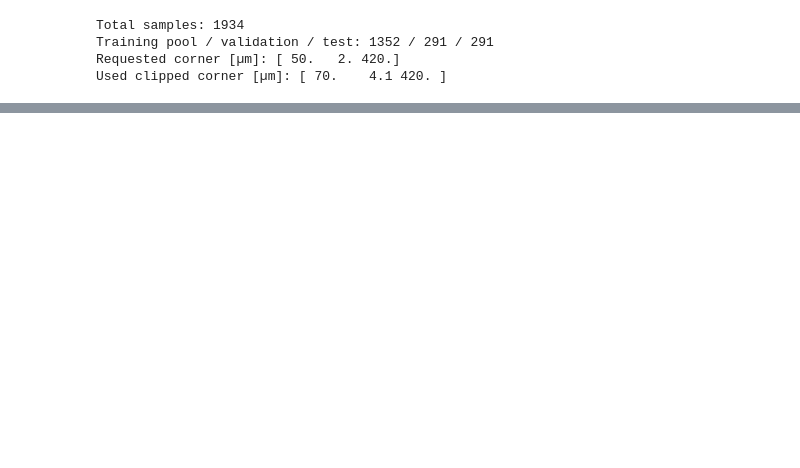
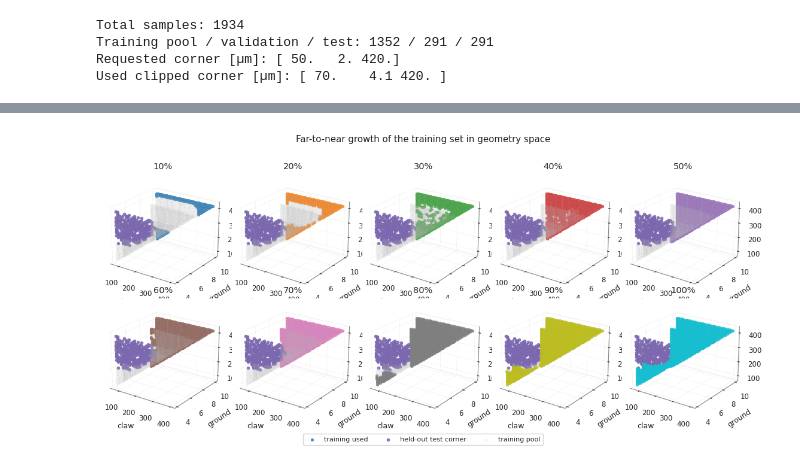
Before and after one commit to CosmiQuantum/ML_qubit_design, a Jupyter notebook: experiments/model_predict_qubit_TransmonCross_Hamiltonian_params/ml_34_corner_far_to_near_sweep_plots.ipynb, the cells around one changed output, grey strips where cells are left out. Cells and saved outputs as stored; diff of their text form; code cells hidden in the pictures; blank space fills up the shorter version.

```diff
--- a/experiments/model_predict_qubit_TransmonCross_Hamiltonian_params/ml_34_corner_far_to_near_sweep_plots.ipynb
+++ b/experiments/model_predict_qubit_TransmonCross_Hamiltonian_params/ml_34_corner_far_to_near_sweep_plots.ipynb
@@ -486,34 +515,36 @@ with plt.rc_context(paper_style):
     n_cols = 5 if len(FRACTIONS) > 8 else 4
     n_rows = int(np.ceil(len(FRACTIONS) / n_cols))
     fig = plt.figure(figsize=(11.0, 5.4 if n_rows <= 2 else 7.4))
 
     handles = None
     for panel_idx, fraction in enumerate(FRACTIONS, start=1):
         subset_idx = subset_for_fraction(fraction)
         ax = fig.add_subplot(n_rows, n_cols, panel_idx, projection="3d")
         train_pool_handle = ax.scatter(geom_raw_um[train_pool_idx, 0], geom_raw_um[train_pool_idx, 1], geom_raw_um[train_pool_idx, 2], s=4.5, c=GREY, alpha=0.10, depthshade=False, label="training pool")
-        train_handle = ax.scatter(geom_raw_um[subset_idx, 0], geom_raw_um[subset_idx, 1], geom_raw_um[subset_idx, 2], s=8, c=GREEN, alpha=0.72, depthshade=False, label="training used")
+        train_handle = ax.scatter(geom_raw_um[subset_idx, 0], geom_raw_um[subset_idx, 1], geom_raw_um[subset_idx, 2], s=8, c=training_amount_color(fraction), alpha=0.72, depthshade=False, label="training used")
         test_handle = ax.scatter(geom_raw_um[test_idx, 0], geom_raw_um[test_idx, 1], geom_raw_um[test_idx, 2], s=9, c=PURPLE, alpha=0.85, depthshade=False, label="held-out test corner")
         if handles is None:
             handles = [train_handle, test_handle, train_pool_handle]
         ax.set_title(f"{fraction:.0%}")
         ax.set_xlabel("claw")
         ax.set_ylabel("ground")
         ax.set_zlabel("cross")
         ax.view_init(elev=22, azim=-55)
         for axis in (ax.xaxis, ax.yaxis, ax.zaxis):
             axis.pane.set_facecolor((1, 1, 1, 0))
             axis._axinfo["grid"]["color"] = (0.84, 0.84, 0.84, 0.45)
             axis._axinfo["grid"]["linewidth"] = 0.35
 
     if handles is not None:
         fig.legend(handles=handles, loc="lower center", ncol=3, frameon=True, bbox_to_anchor=(0.5, 0.01))
 
     fig.suptitle("Far-to-near growth of the training set in geometry space", y=0.98)
     fig.tight_layout(rect=(0, 0.06, 1, 0.95))
     fig.savefig(PLOT_DIR / "geometry_3d_all_fractions_panel.pdf", bbox_inches="tight")
     fig.savefig(PLOT_DIR / "geometry_3d_all_fractions_panel.png", dpi=300, bbox_inches="tight")
     plt.show()
+# %% [output]
+[figure, added]
 # %%
 def plot_progression_green_shades_3d(save: bool = True) -> None:
     levels, cmap, norm = progression_colormap()
```
Also changed, not shown: parts of 11 cells of this notebook, 56 other files.
